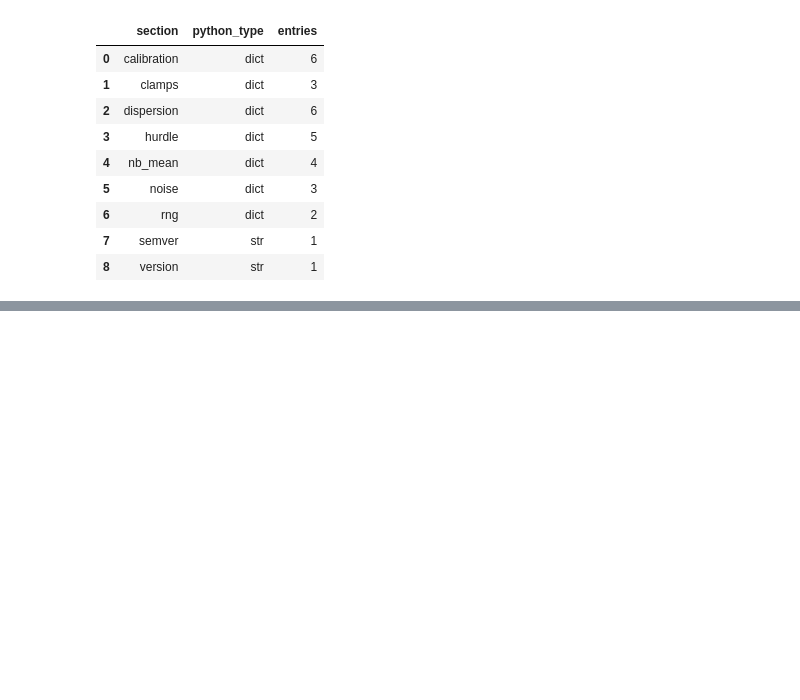
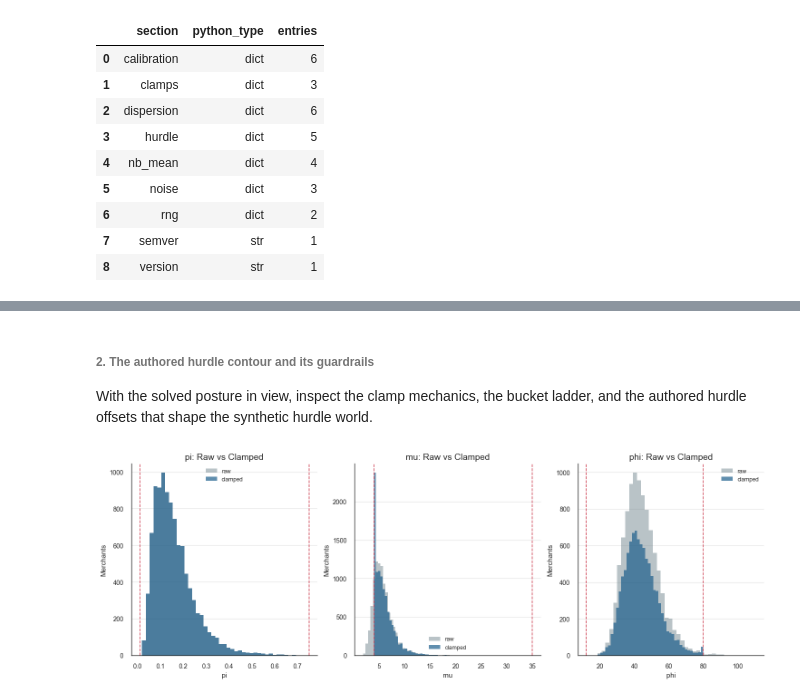
Before and after one commit to EsosaOrumwese/fraud-detection-system, a Jupyter notebook: analysis/dev_full_offline_investigation/00_investigation/notebooks/00_understanding_governed_data_world_p1.ipynb, the cells around one changed output, grey strips where cells are left out. Cells and saved outputs as stored; diff of their text form; code cells hidden in the pictures; blank space fills up the shorter version.

```diff
--- a/analysis/dev_full_offline_investigation/00_investigation/notebooks/00_understanding_governed_data_world_p1.ipynb
+++ b/analysis/dev_full_offline_investigation/00_investigation/notebooks/00_understanding_governed_data_world_p1.ipynb
@@ -1977,0 +2556,9 @@ top_level_section_count: 9
+# %% [markdown]
+###### 2. The authored hurdle contour and its guardrails
+
+With the solved posture in view, inspect the clamp mechanics, the bucket ladder, and the authored hurdle offsets that shape the synthetic hurdle world.
+# %%
+# Clamp mechanics and the authored hurdle contour.
+plot_hurdle_priors_clamp_effects(hurdle_priors_ctx)
+# %% [output]
+[figure, added]
```
Also changed, not shown: parts of 16 cells of this notebook.
